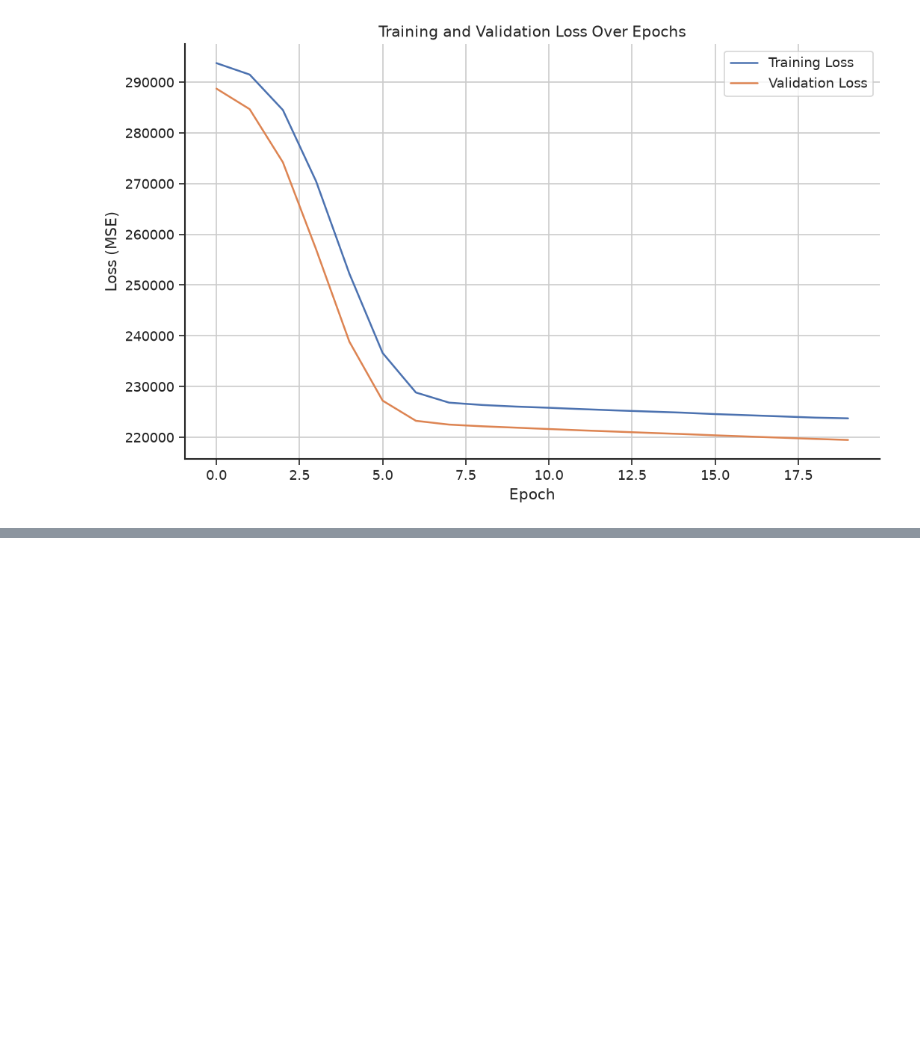
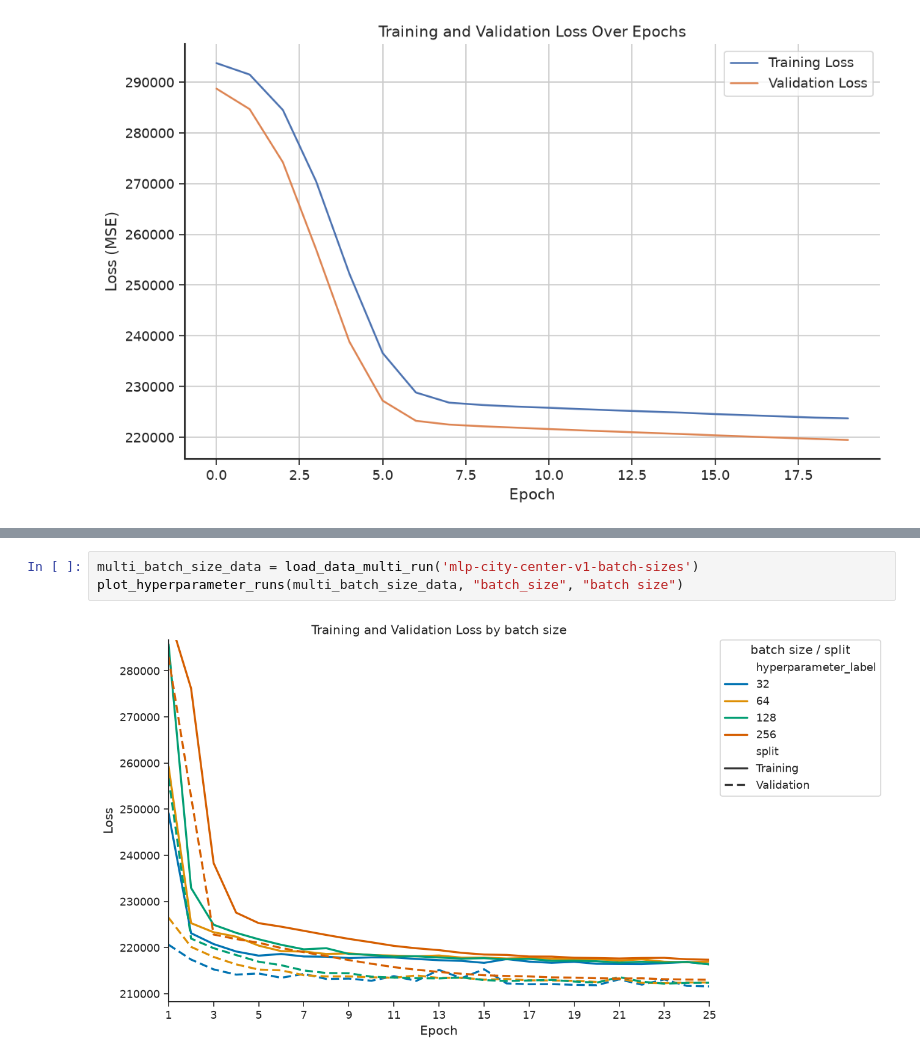
Before and after one commit to Maupse/ml-final-project-sose26-v2, a Jupyter notebook: notebooks/MLP.ipynb, the cells around one changed output, grey strips where cells are left out. Saved outputs shown, nothing was run; the diff lists cells and outputs as text; blank space fills up the shorter version.

```diff
--- a/notebooks/MLP.ipynb
+++ b/notebooks/MLP.ipynb
@@ -44,0 +205,5 @@ plt.show()
+# %%
+multi_batch_size_data = load_data_multi_run('mlp-city-center-v1-batch-sizes')
+plot_hyperparameter_runs(multi_batch_size_data, "batch_size", "batch size")
+# %% [output]
+[figure, added]
```
Also changed, not shown: parts of 6 cells of this notebook.
